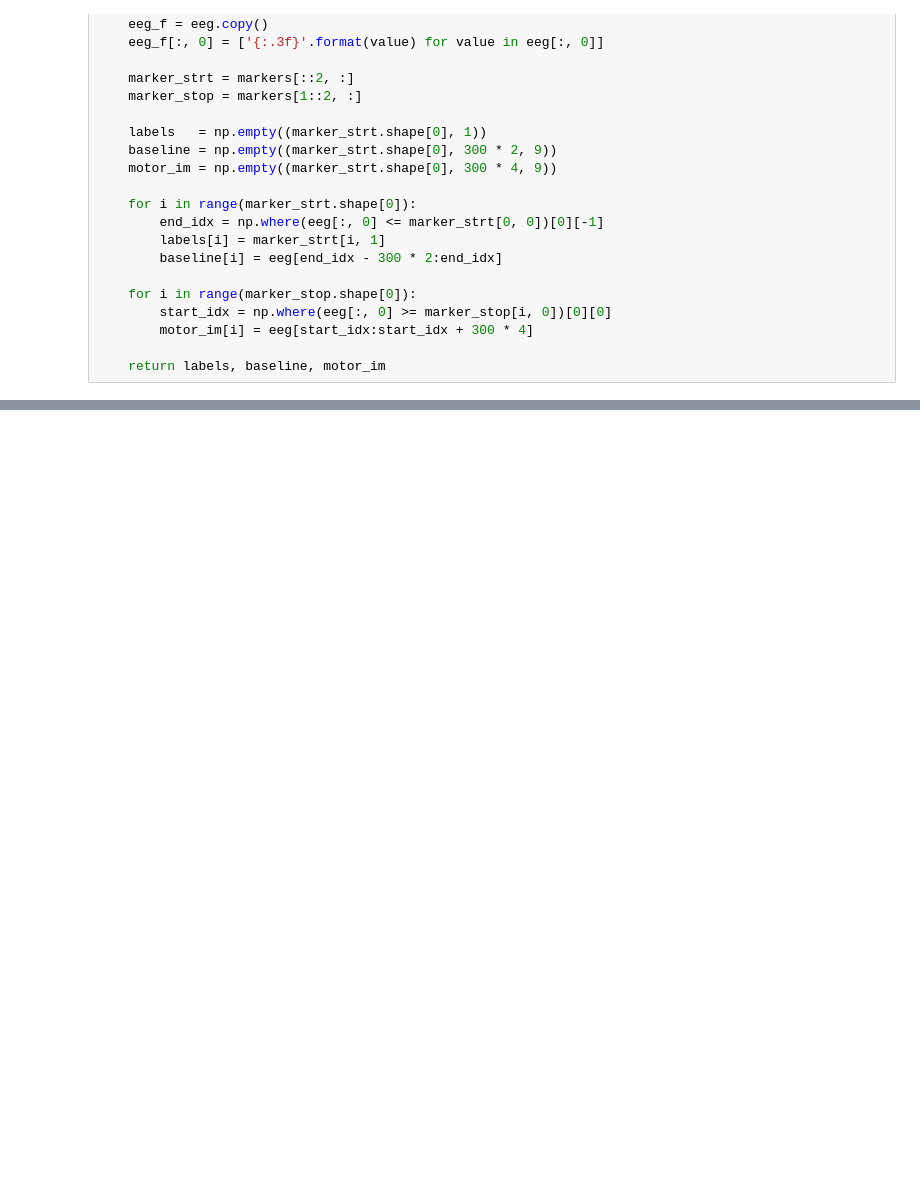
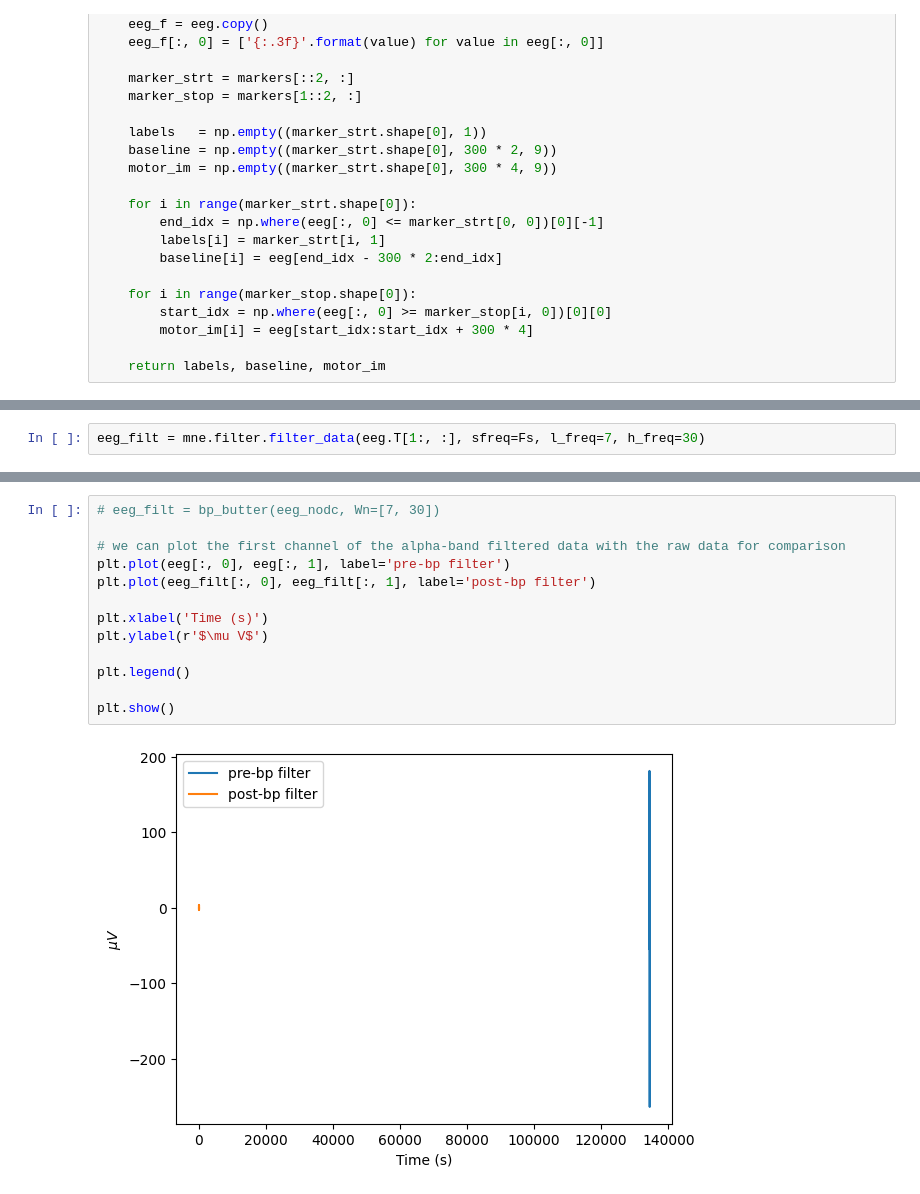
Before and after one commit to Ereasai/EEGTetris, a Jupyter notebook: dc/vis_task.ipynb, the cells around one changed output, grey strips where cells are left out. Drawn from its saved outputs; the diff is of its cells as text; blank space fills up the shorter version.

```diff
--- a/dc/vis_task.ipynb
+++ b/dc/vis_task.ipynb
@@ -103,0 +143,2 @@ def eeg_chop(eeg, markers):
+# %%
+eeg_filt = mne.filter.filter_data(eeg.T[1:, :], sfreq=Fs, l_freq=7, h_freq=30)
@@ -103,0 +189,15 @@ def eeg_chop(eeg, markers):
+# %%
+# eeg_filt = bp_butter(eeg_nodc, Wn=[7, 30])
+
+# we can plot the first channel of the alpha-band filtered data with the raw data for comparison
+plt.plot(eeg[:, 0], eeg[:, 1], label='pre-bp filter')
+plt.plot(eeg_filt[:, 0], eeg_filt[:, 1], label='post-bp filter')
+
+plt.xlabel('Time (s)')
+plt.ylabel(r'$\mu V$')
+
+plt.legend()
+
+plt.show()
+# %% [output]
+[figure, added]
```
Also changed, not shown: parts of 16 cells of this notebook.
